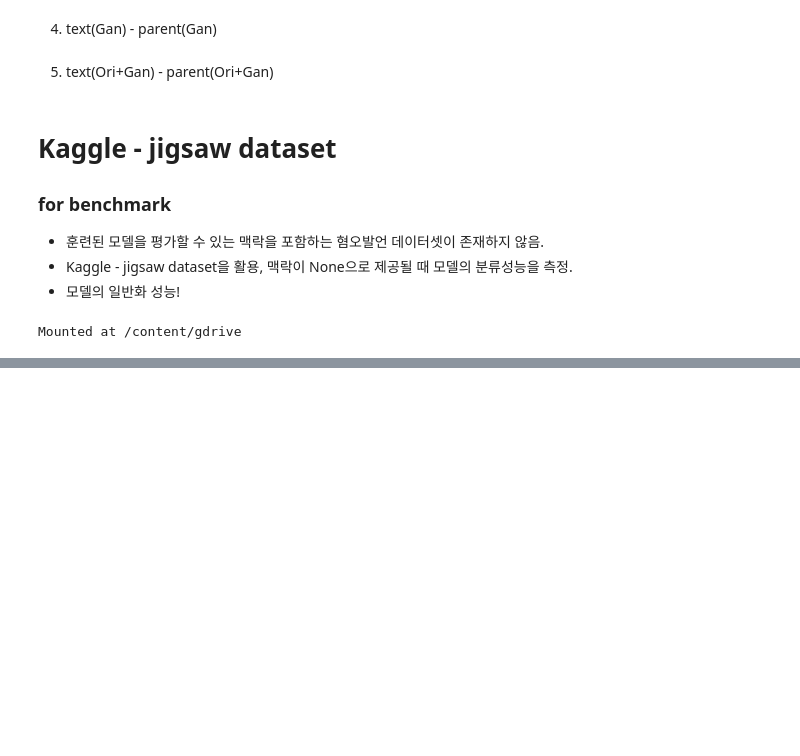
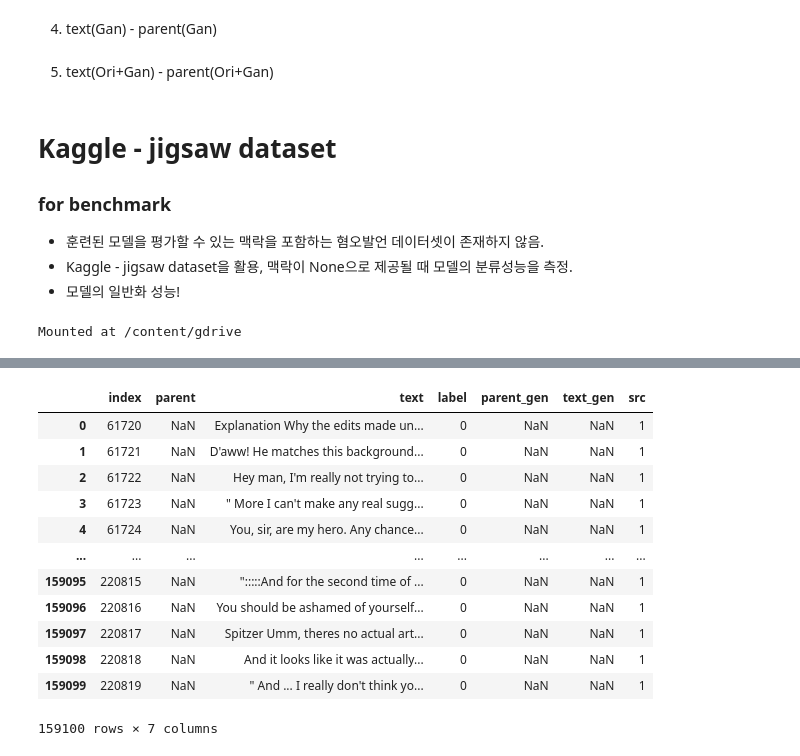
Before and after one commit to grayfactory/Toxicity-Under-Context-Detect, a Jupyter notebook: Preprocessing_data_and_prepare4training.ipynb, the cells around one changed output, grey strips where cells are left out. Drawn from its saved outputs; the diff is of its cells as text; code cells hidden in the pictures; blank space fills up the shorter version.

```diff
--- a/Preprocessing_data_and_prepare4training.ipynb
+++ b/Preprocessing_data_and_prepare4training.ipynb
@@ -880,0 +1000,6 @@ jig_all[['comment_text','parent','toxic']].to_csv(configs.path['path_drive'] / '
+# %%
+df_sample = df.sample(100)
+for f in df_sample.tweet:
+  # print('ori',f)
+  f = remove_emoji(f,regex_pattern)
+  print('reg',f)
@@ -880,0 +1173,6 @@ jig_all[['comment_text','parent','toxic']].to_csv(configs.path['path_drive'] / '
+# %%
+# df_sample = df.sample(100)
+for f in df_sample.text:
+  print('ori',f)
+  f = remove_emoji(f,regex_pattern)
+  print('reg',str(f))
@@ -880,0 +1379,4 @@ jig_all[['comment_text','parent','toxic']].to_csv(configs.path['path_drive'] / '
+# %%
+list_csv = [f for f in Path('/toxic_nlp/dataset').glob('*') if '.csv' in str(f)]
+list_csv
+df = pd.read_csv([f for f in list_csv if 'merged.csv' in str(f)][0])
@@ -880,0 +1396,2 @@ jig_all[['comment_text','parent','toxic']].to_csv(configs.path['path_drive'] / '
+# %%
+df.drop(['Unnamed: 0','Unnamed: 0.1'], axis=1, inplace=True)
@@ -880,0 +1410,16 @@ jig_all[['comment_text','parent','toxic']].to_csv(configs.path['path_drive'] / '
+# %%
+df[df.src == 1].reset_index()
+# %% [output]
+|  | index | parent | text | label | parent_gen | text_gen | src |
+| 0 | 61720 | NaN | Explanation Why the edits made un... | 0 | NaN | NaN | 1 |
+| 1 | 61721 | NaN | D'aww! He matches this background... | 0 | NaN | NaN | 1 |
+| 2 | 61722 | NaN | Hey man, I'm really not trying to... | 0 | NaN | NaN | 1 |
+| 3 | 61723 | NaN | " More I can't make any real sugg... | 0 | NaN | NaN | 1 |
+| 4 | 61724 | NaN | You, sir, are my hero. Any chance... | 0 | NaN | NaN | 1 |
+| ... | ... | ... | ... | ... | ... | ... | ... |
+| 159095 | 220815 | NaN | ":::::And for the second time of ... | 0 | NaN | NaN | 1 |
+| 159096 | 220816 | NaN | You should be ashamed of yourself... | 0 | NaN | NaN | 1 |
+| 159097 | 220817 | NaN | Spitzer Umm, theres no actual art... | 0 | NaN | NaN | 1 |
+| 159098 | 220818 | NaN | And it looks like it was actually... | 0 | NaN | NaN | 1 |
+| 159099 | 220819 | NaN | " And ... I really don't think yo... | 0 | NaN | NaN | 1 |
+159100 rows × 7 columns
```
Also changed, not shown: parts of 118 cells of this notebook, 1 other file.
